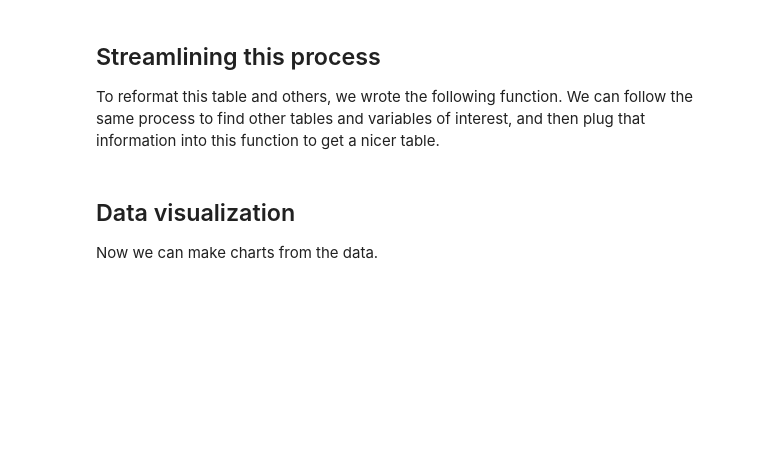
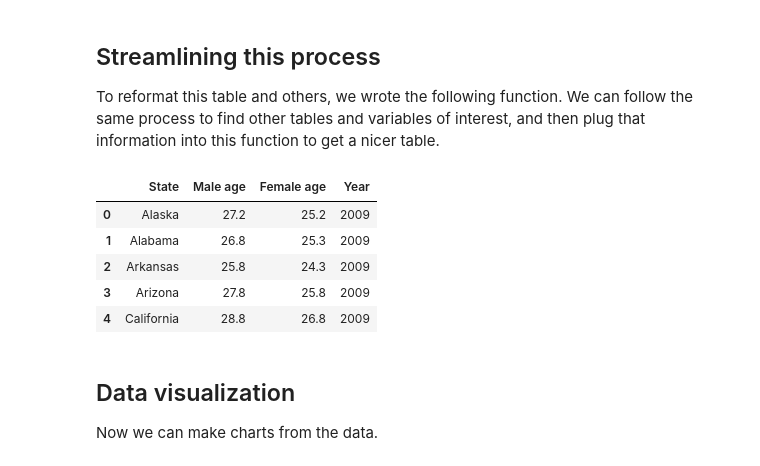
Before and after one commit to asmit-a/pic-16b-project, a Jupyter notebook: censusdata presentation.ipynb, the cells around one changed output. Cells and saved outputs as stored; diff of their text form; code cells hidden in the pictures; blank space fills up the shorter version.

```diff
--- a/censusdata presentation.ipynb
+++ b/censusdata presentation.ipynb
@@ -126,6 +113,14 @@ def get_tables(codes, names, years):
     return pd.concat(tables)
 # %%
 marriage = get_tables(['B12007_001E', 'B12007_002E'], ['Male age', 'Female age'], [2009, 2014, 2019])
+marriage.head()
+# %% [output]
+|  | State | Male age | Female age | Year |
+| 0 | Alaska | 27.2 | 25.2 | 2009 |
+| 1 | Alabama | 26.8 | 25.3 | 2009 |
+| 2 | Arkansas | 25.8 | 24.3 | 2009 |
+| 3 | Arizona | 27.8 | 25.8 | 2009 |
+| 4 | California | 28.8 | 26.8 | 2009 |
 # %%
 household_type = get_tables(['B11001_001E', 'B11001_002E','B11001_003E','B11001_004E','B11001_007E','B11001_008E','B11001_009E'], ['Total', 'Total Family','Married-couple Family', 'Single Householder, no spouse','Total Nonfamily','Nonfamily Living Alone','Nonfamily Not Alone'], [2009, 2014, 2019])
 # %%
```
Also changed, not shown: parts of 6 cells of this notebook.
